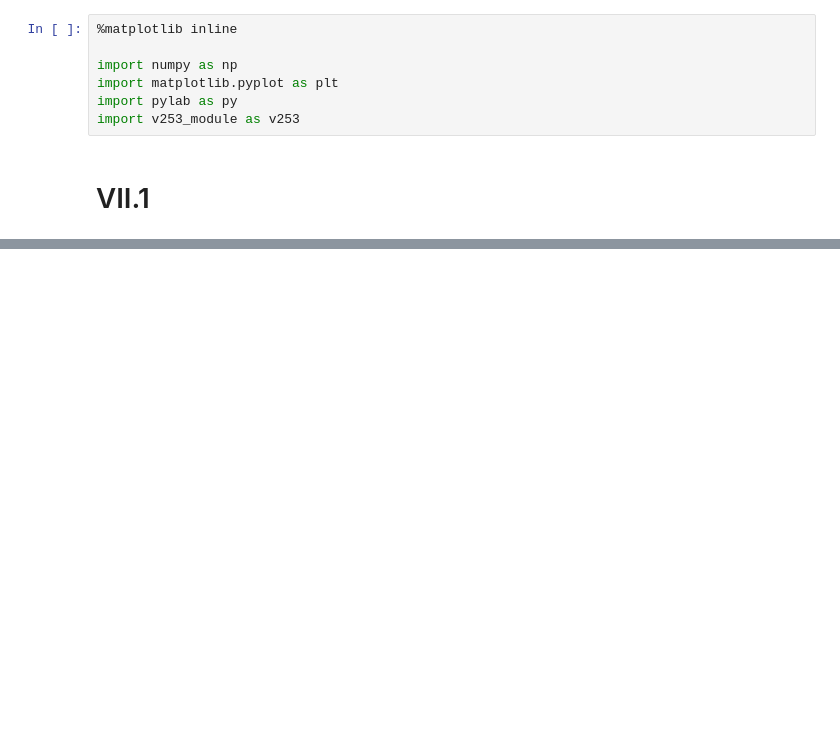
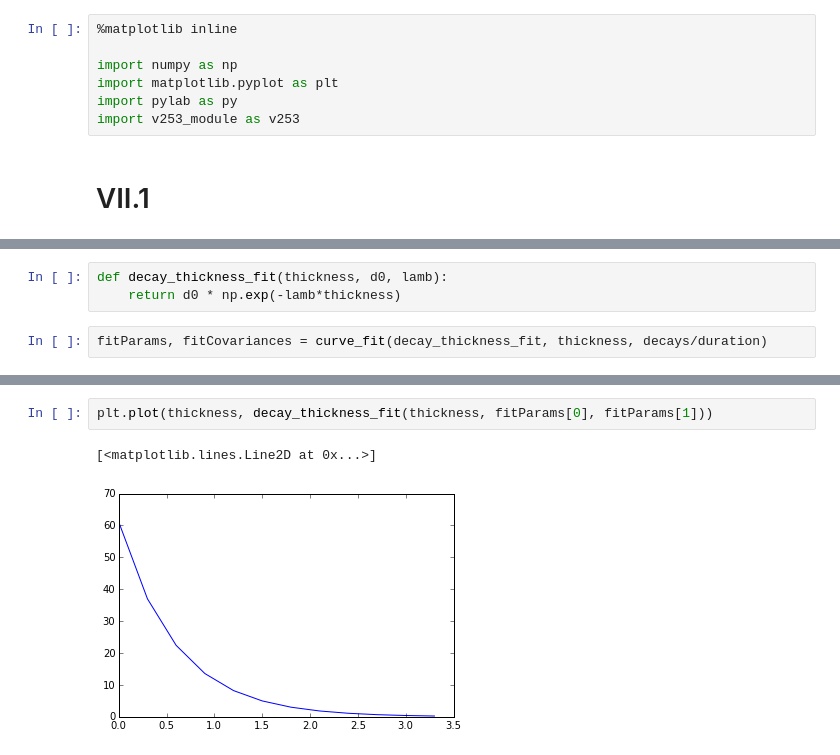
Before and after one commit to krauthex/AP2.2, a Jupyter notebook: v253/v253.ipynb, the cells around one changed output, grey strips where cells are left out. Cells and saved outputs as stored; diff of their text form; blank space fills up the shorter version.

```diff
--- a/v253/v253.ipynb
+++ b/v253/v253.ipynb
@@ -55,0 +87,5 @@ ValueError: The truth value of an array with more than one element is ambiguous.
+# %%
+def decay_thickness_fit(thickness, d0, lamb):
+    return d0 * np.exp(-lamb*thickness)
+# %%
+fitParams, fitCovariances = curve_fit(decay_thickness_fit, thickness, decays/duration)
@@ -55,0 +96,5 @@ ValueError: The truth value of an array with more than one element is ambiguous.
+# %%
+plt.plot(thickness, decay_thickness_fit(thickness, fitParams[0], fitParams[1]))
+# %% [output]
+[<matplotlib.lines.Line2D at 0x...>]
+[figure, added]
```
Also changed, not shown: parts of 6 cells of this notebook, 1 other file.
